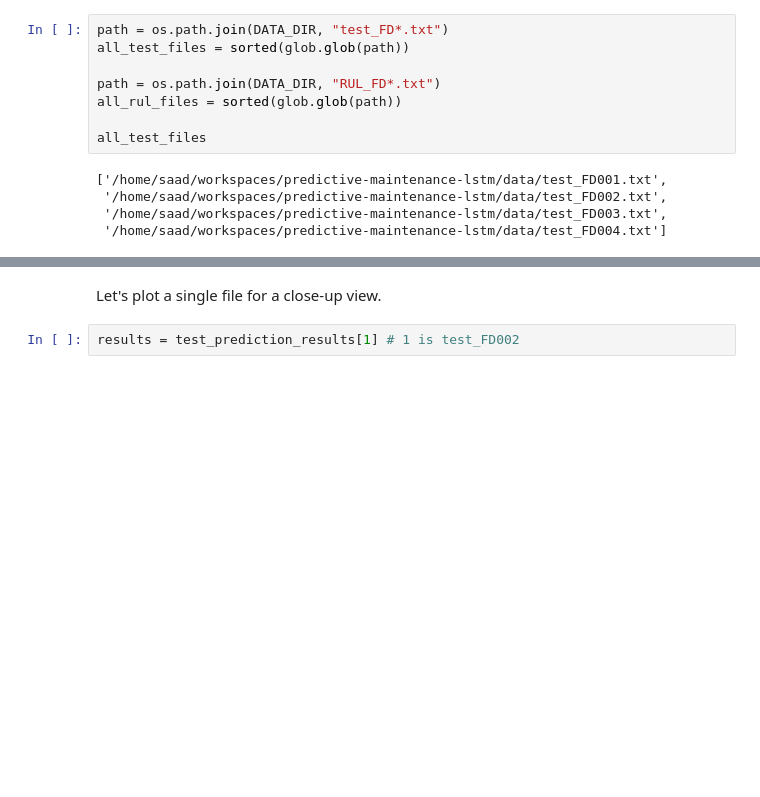
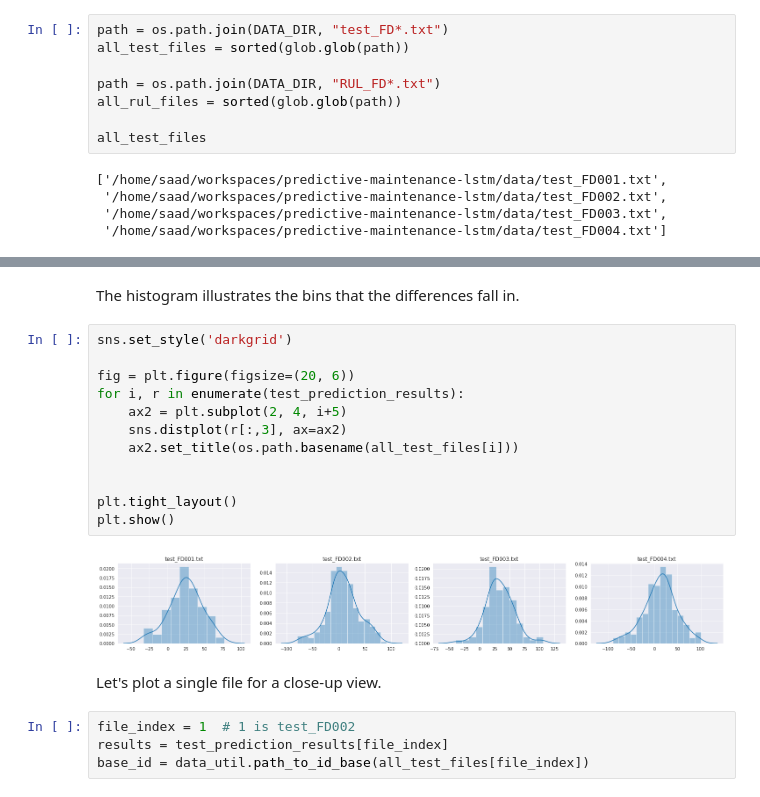
Before and after one commit to sabderra/predictive-maintenance-lstm, a Jupyter notebook: model_prediction.ipynb, the cells around one changed output, grey strips where cells are left out. Drawn from its saved outputs; the diff is of its cells as text; blank space fills up the shorter version.

```diff
--- a/model_prediction.ipynb
+++ b/model_prediction.ipynb
@@ -207,5 +222,23 @@ plt.show()
+# %% [markdown]
+The histogram illustrates the bins that the differences fall in.
+# %%
+sns.set_style('darkgrid')
+
+fig = plt.figure(figsize=(20, 6))
+for i, r in enumerate(test_prediction_results):
+    ax2 = plt.subplot(2, 4, i+5)
+    sns.distplot(r[:,3], ax=ax2)
+    ax2.set_title(os.path.basename(all_test_files[i]))
+
+
+plt.tight_layout()
+plt.show()
+# %% [output]
+[figure, added]
 # %% [markdown]
 Let's plot a single file for a close-up view.
-# %%
-results = test_prediction_results[1] # 1 is test_FD002
+# %%
+file_index = 1  # 1 is test_FD002
+results = test_prediction_results[file_index]
+base_id = data_util.path_to_id_base(all_test_files[file_index])
 # %%
```
Also changed, not shown: parts of 16 cells of this notebook, 11 other files.
